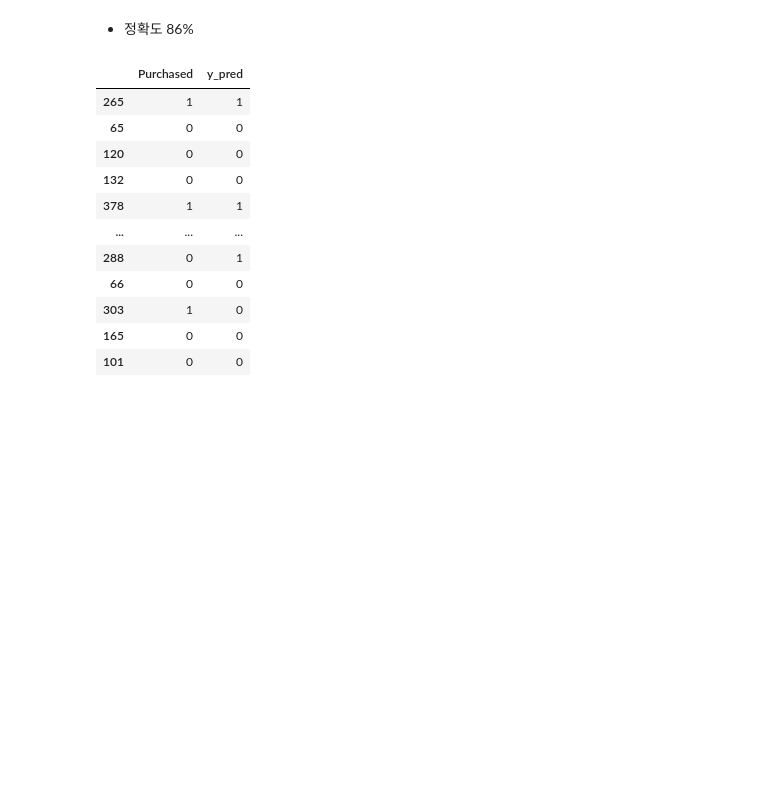
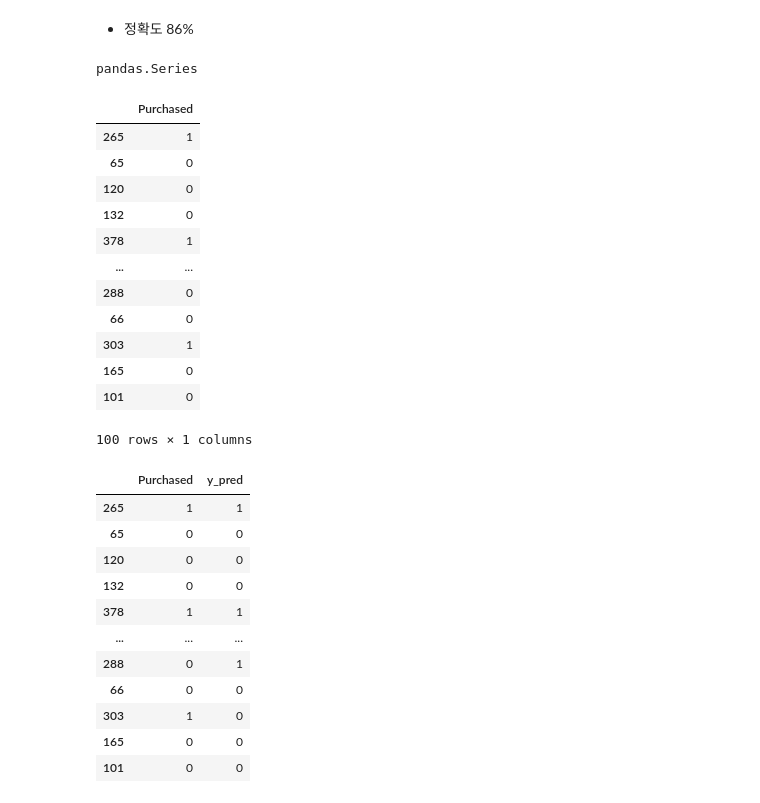
Before and after one commit to happymaker1024/gg1th_ml_basic, a Jupyter notebook: 3-1a[지도-분류]Logistic Regression.ipynb, the cells around one changed output. Saved outputs shown, nothing was run; the diff lists cells and outputs as text; code cells hidden in the pictures; blank space fills up the shorter version.

```diff
--- a/3-1a[지도-분류]Logistic Regression.ipynb
+++ b/3-1a[지도-분류]Logistic Regression.ipynb
@@ -255,6 +338,27 @@ np.float64(86.0)
 # 실제 0인데, 예측 0으로 학것
 
 # 이것을 컨퓨전 매트릭스(혼동행렬)
+# %%
+type(y_test)
+# %% [output]
+pandas.Series
+# %%
+df_test = y_test.to_frame()
+df_test
+# %% [output]
+|  | Purchased |
+| 265 | 1 |
+| 65 | 0 |
+| 120 | 0 |
+| 132 | 0 |
+| 378 | 1 |
+| ... | ... |
+| 288 | 0 |
+| 66 | 0 |
+| 303 | 1 |
+| 165 | 0 |
+| 101 | 0 |
+100 rows × 1 columns
 # %%
 df_test = y_test.to_frame()
 df_test['y_pred'] = y_pred
```
Also changed, not shown: parts of 19 cells of this notebook, 5 other files.
